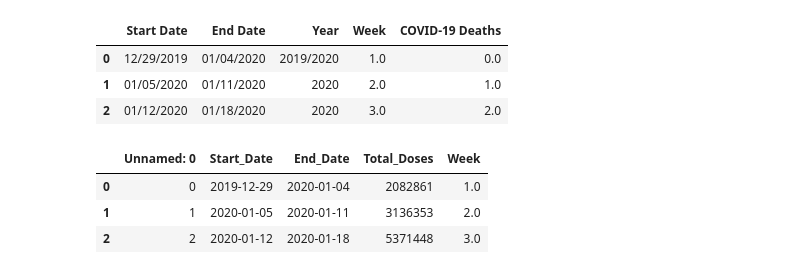
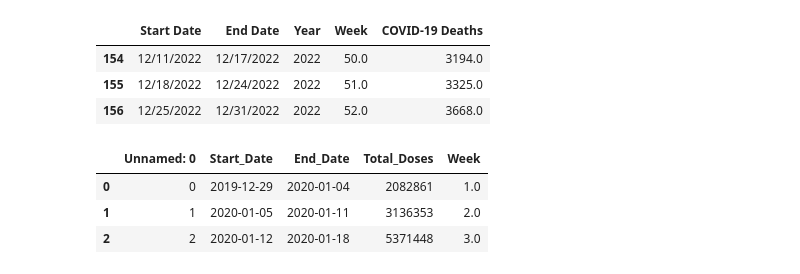
Before and after one commit to carolinehagood/covid-project, a Jupyter notebook: Total_analysis_data.ipynb, the cells around one changed output. Saved outputs shown, nothing was run; the diff lists cells and outputs as text; code cells hidden in the pictures.

```diff
--- a/Total_analysis_data.ipynb
+++ b/Total_analysis_data.ipynb
@@ -3,15 +3,15 @@
 # %%
 import pandas as pd
 
 #read and open covid deaths data file
 url = "https://raw.githubusercontent.com/carolinehagood/covid-project/refs/heads/main/data/Covid_deaths_cleaned.csv"
 df1 = pd.read_csv(url)
-df1.head(3)
+df1.tail(3)
 # %% [output]
 |  | Start Date | End Date | Year | Week | COVID-19 Deaths |
-| 0 | 12/29/2019 | 01/04/2020 | 2019/2020 | 1.0 | 0.0 |
-| 1 | 01/05/2020 | 01/11/2020 | 2020 | 2.0 | 1.0 |
-| 2 | 01/12/2020 | 01/18/2020 | 2020 | 3.0 | 2.0 |
+| 154 | 12/11/2022 | 12/17/2022 | 2022 | 50.0 | 3194.0 |
+| 155 | 12/18/2022 | 12/24/2022 | 2022 | 51.0 | 3325.0 |
+| 156 | 12/25/2022 | 12/31/2022 | 2022 | 52.0 | 3668.0 |
 # %%
 #read and open vaccine doses distributed data file
 url2 = "https://raw.githubusercontent.com/carolinehagood/covid-project/refs/heads/main/data/clean_vaccine_data.csv"
```
